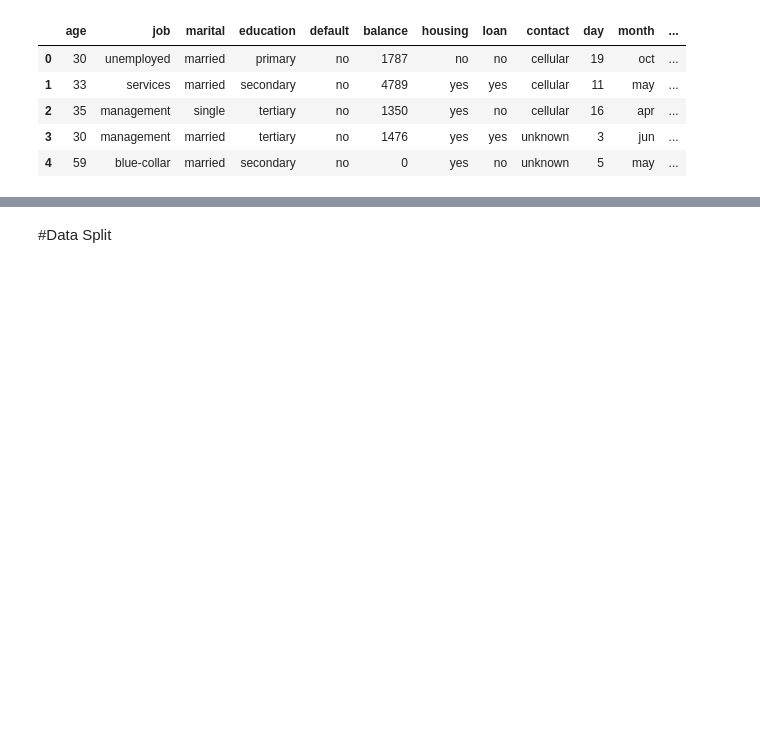
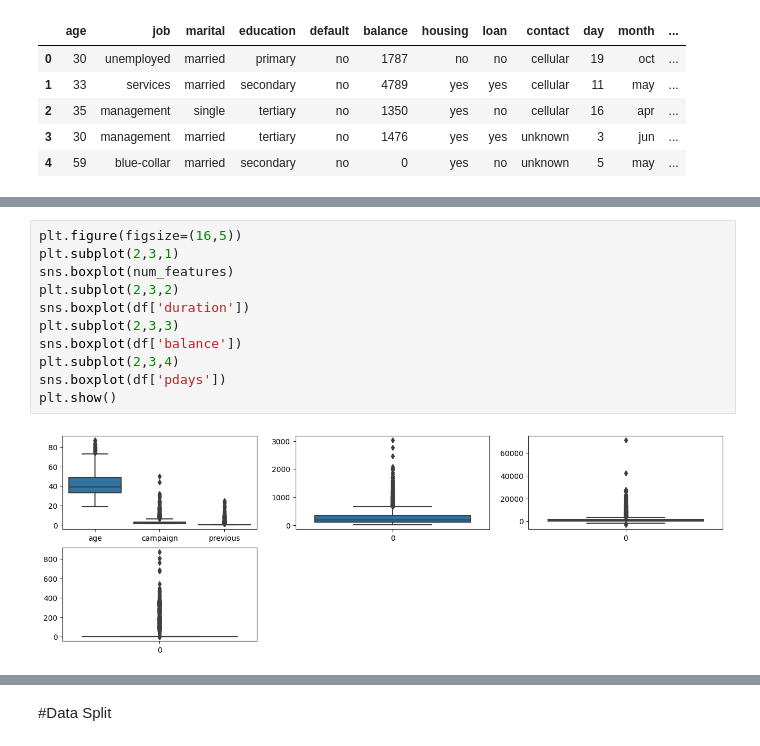
Before and after one commit to DIDIHBABS/python_projects, a Jupyter notebook: bank_marketing_classification/classification_.ipynb, the cells around one changed output, grey strips where cells are left out. Drawn from its saved outputs; the diff is of its cells as text; blank space fills up the shorter version.

```diff
--- a/bank_marketing_classification/classification_.ipynb
+++ b/bank_marketing_classification/classification_.ipynb
@@ -80,0 +132,13 @@ False
+# %%
+plt.figure(figsize=(16,5))
+plt.subplot(2,3,1)
+sns.boxplot(num_features)
+plt.subplot(2,3,2)
+sns.boxplot(df['duration'])
+plt.subplot(2,3,3)
+sns.boxplot(df['balance'])
+plt.subplot(2,3,4)
+sns.boxplot(df['pdays'])
+plt.show()
+# %% [output]
+[figure, added]
```
Also changed, not shown: parts of 18 cells of this notebook.
